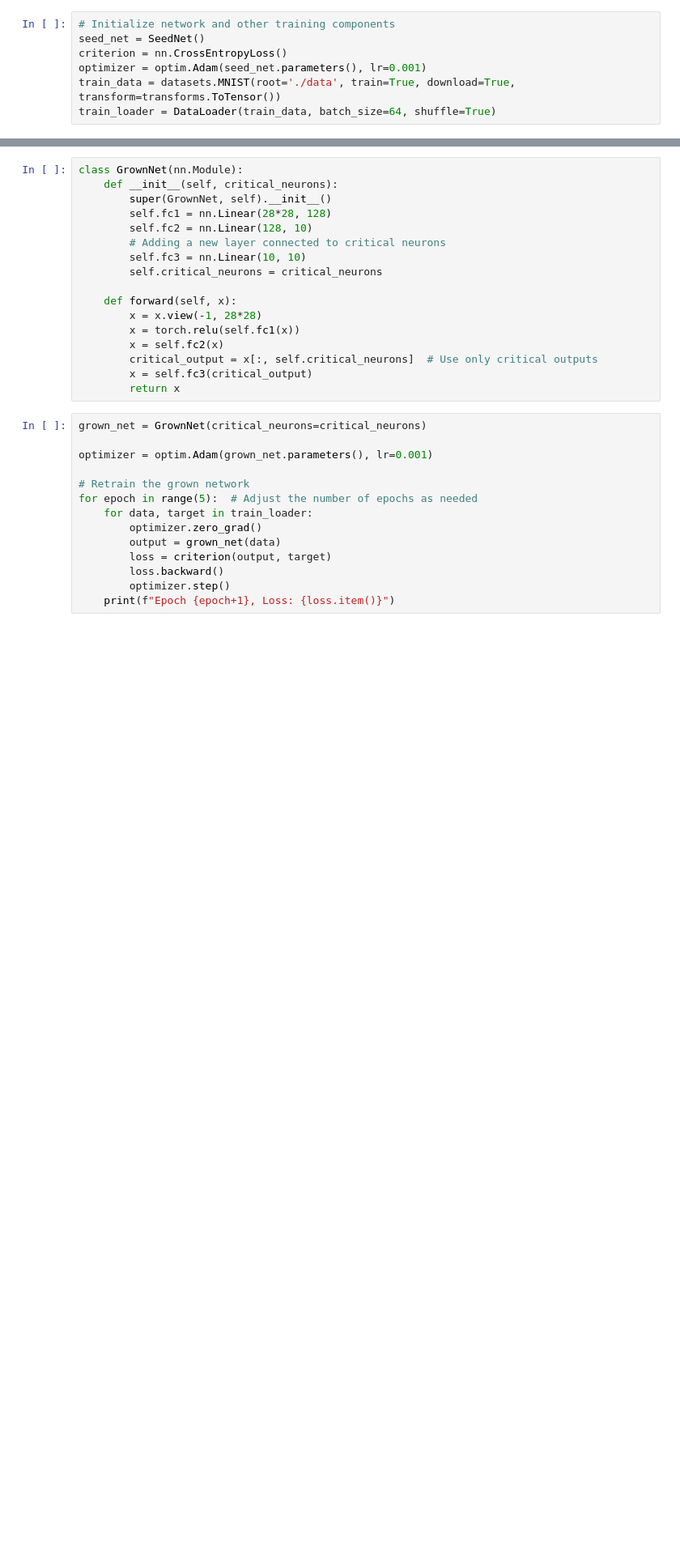
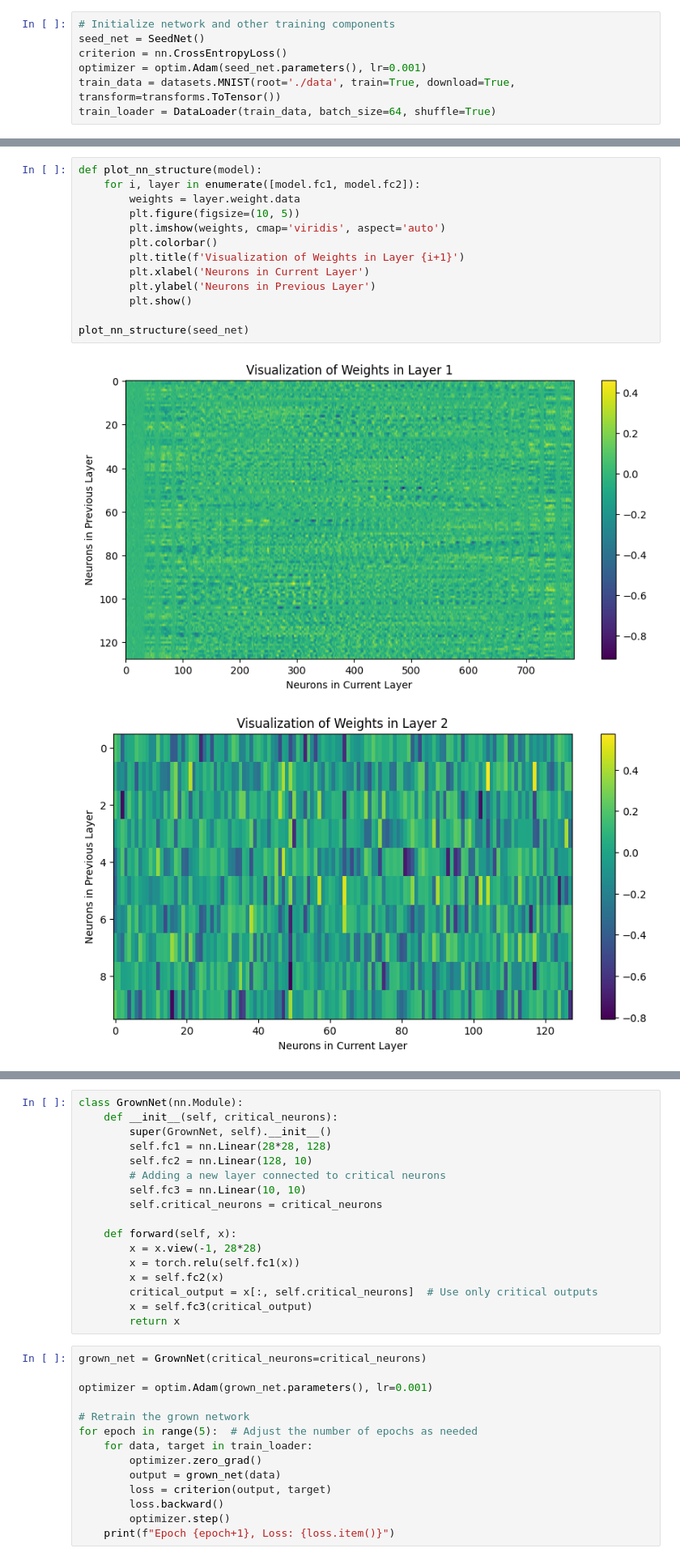
Before and after one commit to Yukesh432/pytorch-learning, a Jupyter notebook: nn_architecture/simple_nn.ipynb, the cells around one changed output, grey strips where cells are left out. Shown at 81% size. Saved outputs shown, nothing was run; the diff lists cells and outputs as text; blank space fills up the shorter version.

```diff
--- a/nn_architecture/simple_nn.ipynb
+++ b/nn_architecture/simple_nn.ipynb
@@ -50,0 +51,16 @@ Epoch 5, Loss: 0.011603225953876972
+# %%
+def plot_nn_structure(model):
+    for i, layer in enumerate([model.fc1, model.fc2]):
+        weights = layer.weight.data
+        plt.figure(figsize=(10, 5))
+        plt.imshow(weights, cmap='viridis', aspect='auto')
+        plt.colorbar()
+        plt.title(f'Visualization of Weights in Layer {i+1}')
+        plt.xlabel('Neurons in Current Layer')
+        plt.ylabel('Neurons in Previous Layer')
+        plt.show()
+
+plot_nn_structure(seed_net)
+# %% [output]
+[figure, added]
+[figure, added]
```
Also changed, not shown: parts of 8 cells of this notebook.
